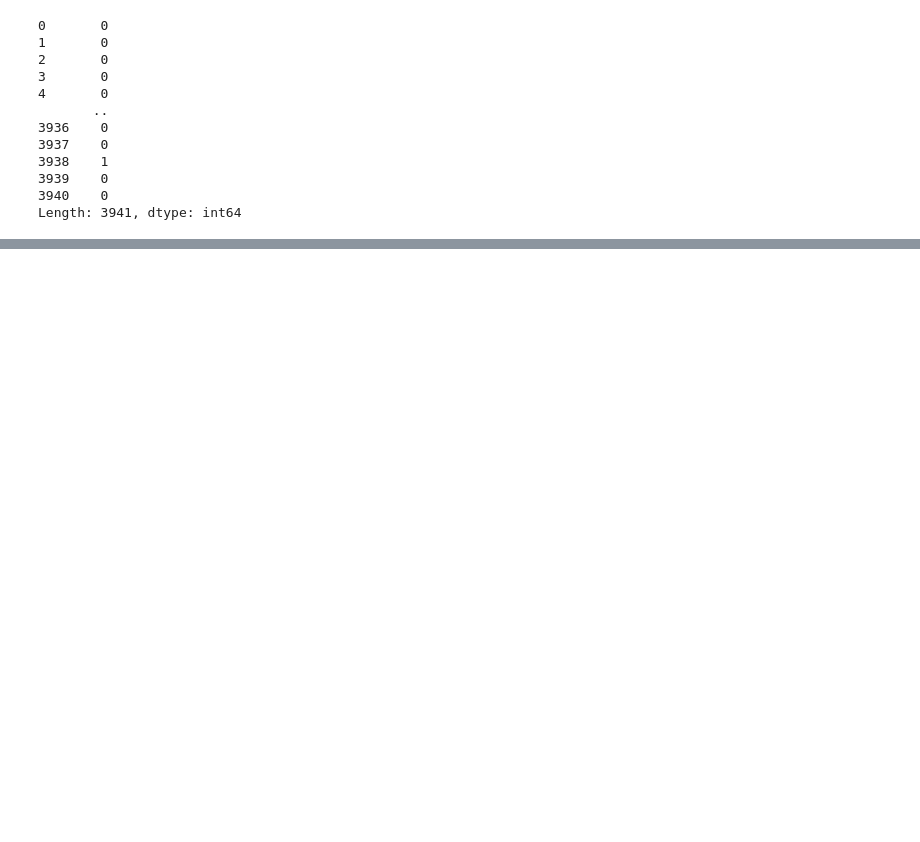
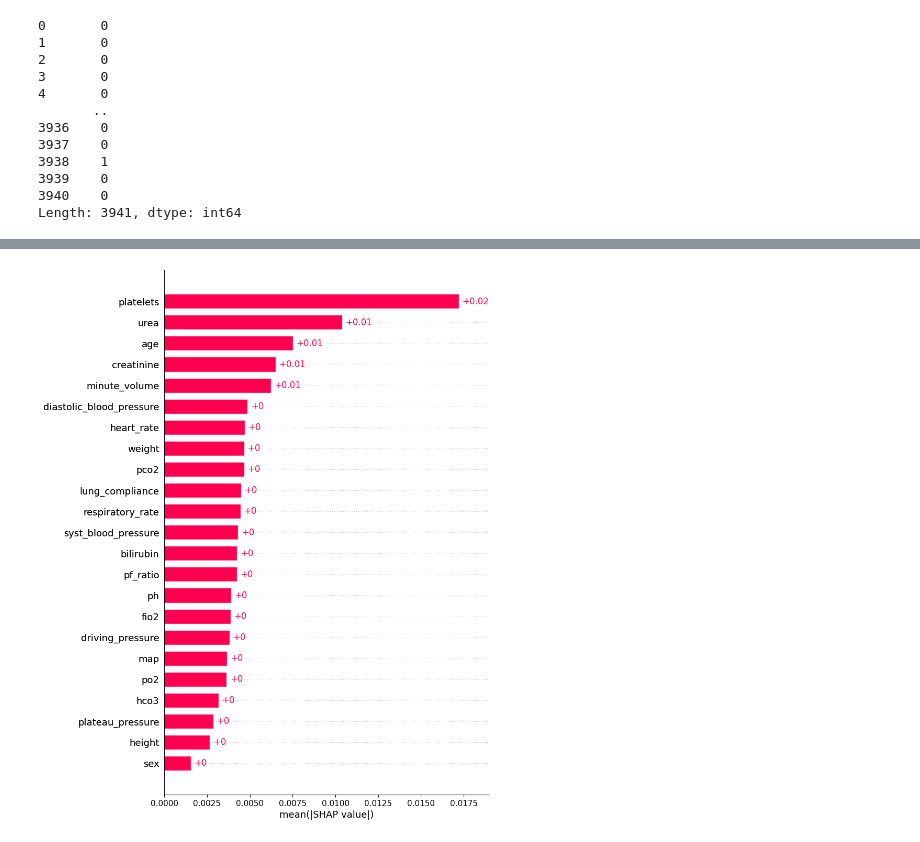
Before and after one commit to Hubert1913/research-project, a Jupyter notebook: mimic_notebook.ipynb, the cells around one changed output, grey strips where cells are left out. Cells and saved outputs as stored; diff of their text form; code cells hidden in the pictures; blank space fills up the shorter version.

```diff
--- a/mimic_notebook.ipynb
+++ b/mimic_notebook.ipynb
@@ -105,0 +177,4 @@ Length: 3941, dtype: int64
+# %%
+shap.plots.bar(shap_values, max_display=24)
+# %% [output]
+[figure, added]
```
Also changed, not shown: parts of 10 cells of this notebook.
